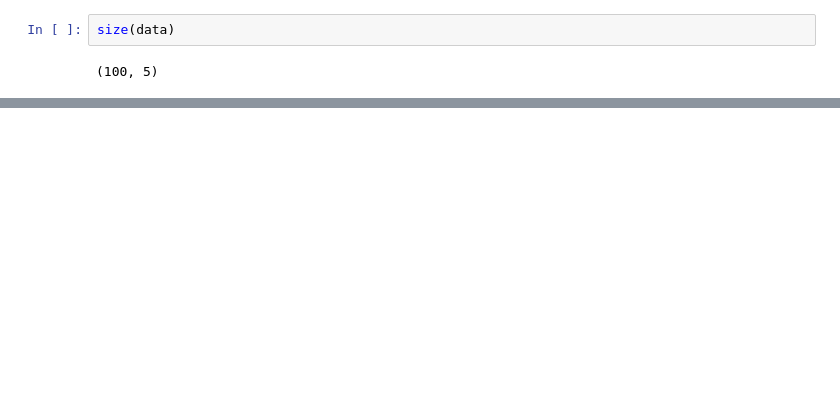
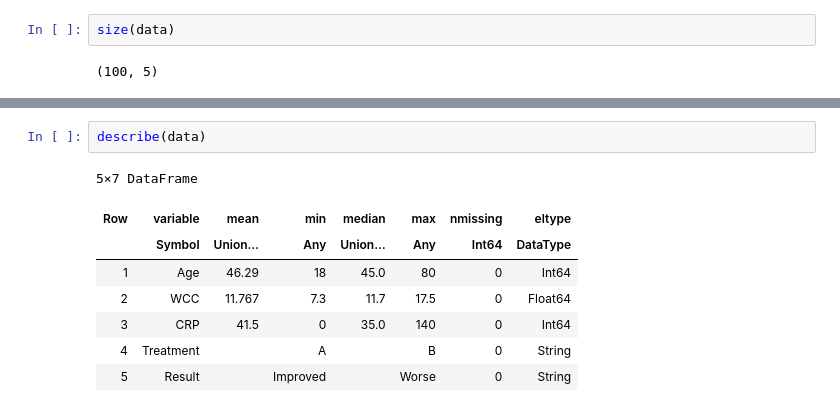
Before and after one commit to Agoodness/Julia-Learn, a Jupyter notebook: Scientific_Programming/week_4/Descriptive_statistics.ipynb, the cells around one changed output, grey strips where cells are left out. Saved outputs shown, nothing was run; the diff lists cells and outputs as text; blank space fills up the shorter version.

```diff
--- a/Scientific_Programming/week_4/Descriptive_statistics.ipynb
+++ b/Scientific_Programming/week_4/Descriptive_statistics.ipynb
@@ -148,0 +148,11 @@ dataB = data[data[!, :Treatment] .== "B", :]
+# %%
+describe(data)
+# %% [output]
+5×7 DataFrame
+| Row | variable | mean | min | median | max | nmissing | eltype |
+|  | Symbol | Union… | Any | Union… | Any | Int64 | DataType |
+| 1 | Age | 46.29 | 18 | 45.0 | 80 | 0 | Int64 |
+| 2 | WCC | 11.767 | 7.3 | 11.7 | 17.5 | 0 | Float64 |
+| 3 | CRP | 41.5 | 0 | 35.0 | 140 | 0 | Int64 |
+| 4 | Treatment |  | A |  | B | 0 | String |
+| 5 | Result |  | Improved |  | Worse | 0 | String |
```
Also changed, not shown: parts of 13 cells of this notebook.
